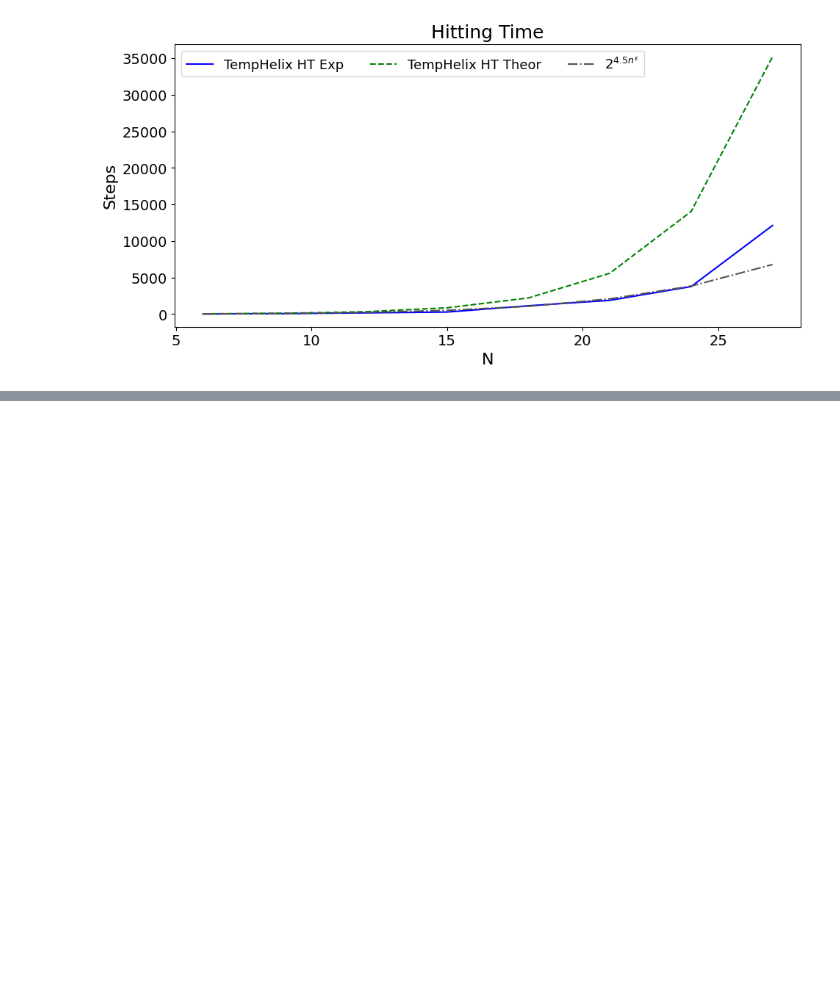
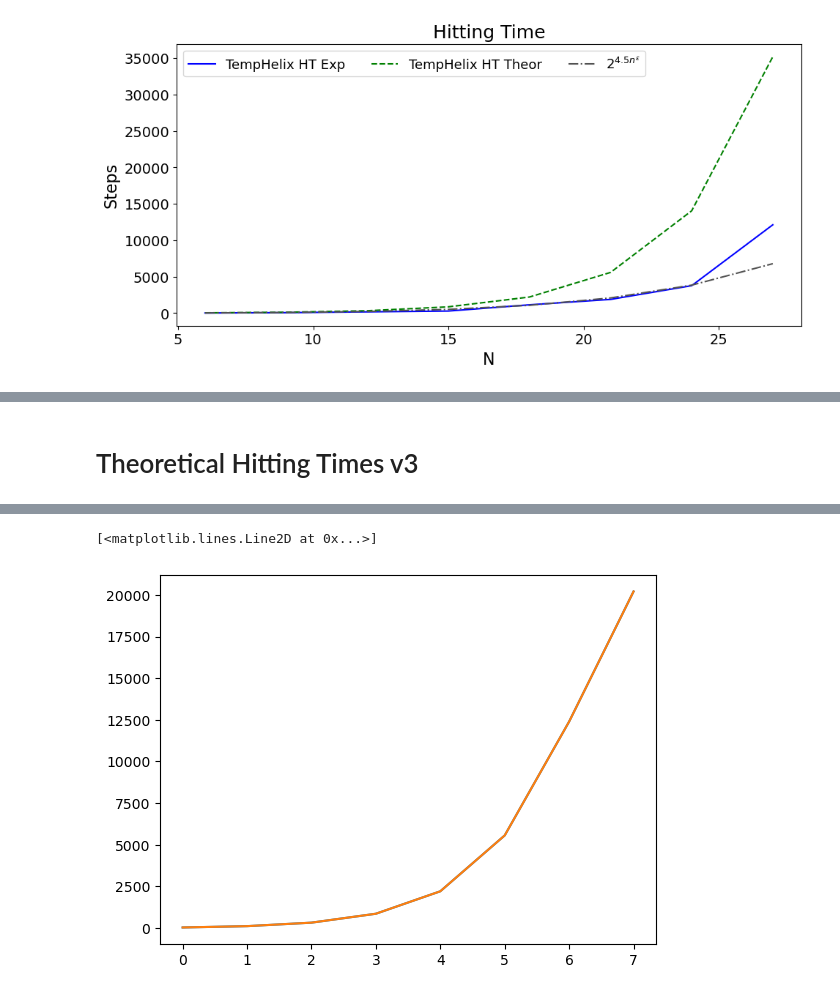
Before and after one commit to JaimePSantos/DynamicRandomWalks, a Jupyter notebook: HT-Dyn_TemporalHelix.ipynb, the cells around one changed output, grey strips where cells are left out. Drawn from its saved outputs; the diff is of its cells as text; code cells hidden in the pictures; blank space fills up the shorter version.

```diff
--- a/HT-Dyn_TemporalHelix.ipynb
+++ b/HT-Dyn_TemporalHelix.ipynb
@@ -625,0 +546,73 @@ print(theoretical_hitting_times)
+# %% [markdown]
+# Theoretical Hitting Times v3
+# %%
+def theoretical_hitting_time3(P1,P2,P3, init, target, steps):
+    """
+    Calculate the expected hitting time to state z.
+
+    Parameters:
+    P (numpy.ndarray): Transition matrix.
+    q (numpy.ndarray): Initial state distribution.
+    z (int): Target state.
+
+    Returns:
+    float: Expected hitting time to state z from state q.
+    """
+
+    n = P1.shape[0]  # Number of states
+    print(n)
+
+    P1_prime = P1[:target, :target]
+    P2_prime = P2[:target, :target]
+    P3_prime = P3[:target, :target]
+
+
+#     print_matrix(P1)
+#     print_matrix(P1_prime)
+
+    init_dist = np.zeros(n-1)
+    init_dist[init] = 1
+
+    target_dist = np.ones(n-1)
+
+    I = np.eye(n-1)
+
+    P_prime_t = np.zeros((n-1,n-1))
+    for t in range(0,steps):
+        P_prime_t += np.linalg.matrix_power(np.matmul(P1_prime,
+                                                      np.matmul(P2_prime,P3_prime)),
+                                            t)
+
+    P_prime = np.matmul( np.matmul(P1_prime,P2_prime)+P1_prime+I,
+                        P_prime_t)
+
+    hitting_time = np.dot(init_dist, np.dot(P_prime, target_dist))
+
+    return hitting_time
+
+def hitting_times_for_tempHelix_graphs3(reps, init, target,steps):
+    hitting_times = []
+    for rep in range(1,reps+1):
+            G1 = nx.from_numpy_array(generate_temporal_helix(rep,0))
+            G2 = nx.from_numpy_array(generate_temporal_helix(rep,1))
+            G3 = nx.from_numpy_array(generate_temporal_helix(rep,2))
+            P1 = create_transition_matrix(G1)
+            P2= create_transition_matrix(G2)
+            P3 = create_transition_matrix(G3)
+            hitting_time = theoretical_hitting_time3(P1,P2,P3, init, target,steps)
+            hitting_times.append(hitting_time)
+    return hitting_times
+
+reps = 8
+
+init = 0
+target = -1
+
+steps = 10000
+
+theoretical_hitting_times2 = hitting_times_for_tempHelix_graphs2(reps, init, target,steps)
+theoretical_hitting_times3 = hitting_times_for_tempHelix_graphs3(reps, init, target,steps)
+
+plt.plot(theoretical_hitting_times2)
+plt.plot(theoretical_hitting_times3)
+# %% [output]
@@ -625,0 +635,2 @@ print(theoretical_hitting_times)
+[<matplotlib.lines.Line2D at 0x...>]
+[figure, added]
```
Also changed, not shown: parts of 8 cells of this notebook, 1 other file.
